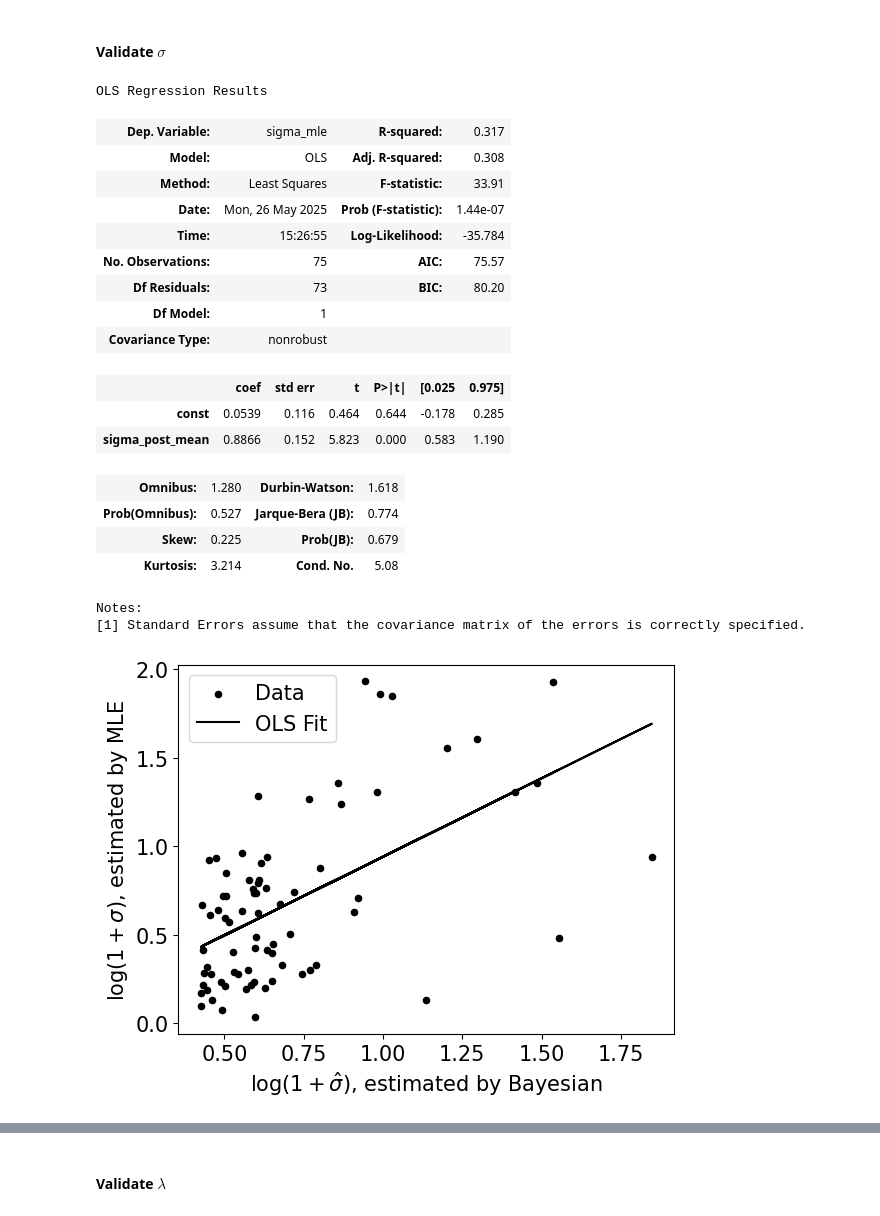
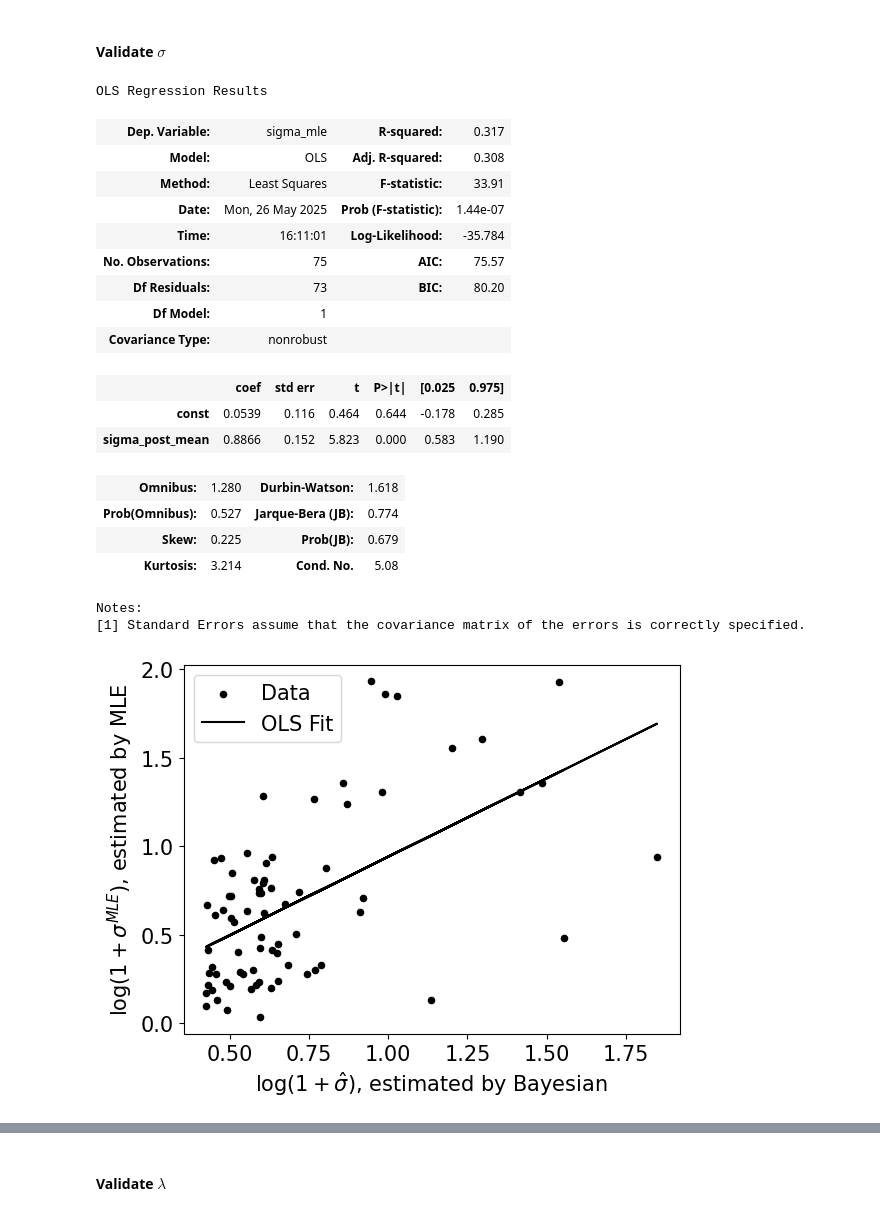
Before and after one commit to zhuanglinsheng/kaggle-contest-design, a Jupyter notebook: metakaggle/_validate.ipynb, the cells around one changed output, grey strips where cells are left out. Drawn from its saved outputs; the diff is of its cells as text; code cells hidden in the pictures.

```diff
--- a/metakaggle/_validate.ipynb
+++ b/metakaggle/_validate.ipynb
@@ -373,36 +373,36 @@ sigma_hat_mle = np.log(1 + cross_contests['sigma_mle'])
 X_sigma = sm.add_constant(sigma_hat_bayes)
 model_sigma = sm.OLS(sigma_hat_mle, X_sigma).fit()
 sigma_hat_fit = model_sigma.predict(X_sigma)
 display(model_sigma.summary())
 
 plt.rcParams.update({'font.size': 15})
 plt.scatter(sigma_hat_bayes, sigma_hat_mle, s=20, label="Data", color="black", )
 plt.plot(sigma_hat_bayes, sigma_hat_fit, label="OLS Fit", color="black")
 plt.xlabel(r"$\log(1+\hat\sigma)$, estimated by Bayesian")
-plt.ylabel(r"$\log(1+\sigma)$, estimated by MLE")
+plt.ylabel(r"$\log(1+\sigma^{MLE})$, estimated by MLE")
 plt.legend(loc='upper left')
 plt.show()
 # %% [output]
 OLS Regression Results
 | Dep. Variable: | sigma_mle | R-squared: | 0.317 |
 | Model: | OLS | Adj. R-squared: | 0.308 |
 | Method: | Least Squares | F-statistic: | 33.91 |
 | Date: | Mon, 26 May 2025 | Prob (F-statistic): | 1.44e-07 |
-| Time: | 15:26:55 | Log-Likelihood: | -35.784 |
+| Time: | 16:11:01 | Log-Likelihood: | -35.784 |
 | No. Observations: | 75 | AIC: | 75.57 |
 | Df Residuals: | 73 | BIC: | 80.20 |
 | Df Model: | 1 |  |  |
 | Covariance Type: | nonrobust |  |  |
 |  | coef | std err | t | P>|t| | [0.025 | 0.975] |
 | const | 0.0539 | 0.116 | 0.464 | 0.644 | -0.178 | 0.285 |
 | sigma_post_mean | 0.8866 | 0.152 | 5.823 | 0.000 | 0.583 | 1.190 |
 | Omnibus: | 1.280 | Durbin-Watson: | 1.618 |
 | Prob(Omnibus): | 0.527 | Jarque-Bera (JB): | 0.774 |
 | Skew: | 0.225 | Prob(JB): | 0.679 |
 | Kurtosis: | 3.214 | Cond. No. | 5.08 |
 Notes:
 [1] Standard Errors assume that the covariance matrix of the errors is correctly specified.
-[figure, old version]
+[figure, new version]
 # %%
 outlier_test_result = model_sigma.outlier_test(method='bonf', alpha=0.05)
 #display(outlier_test_result)
```
Also changed, not shown: parts of 3 cells of this notebook, 2 other files.
